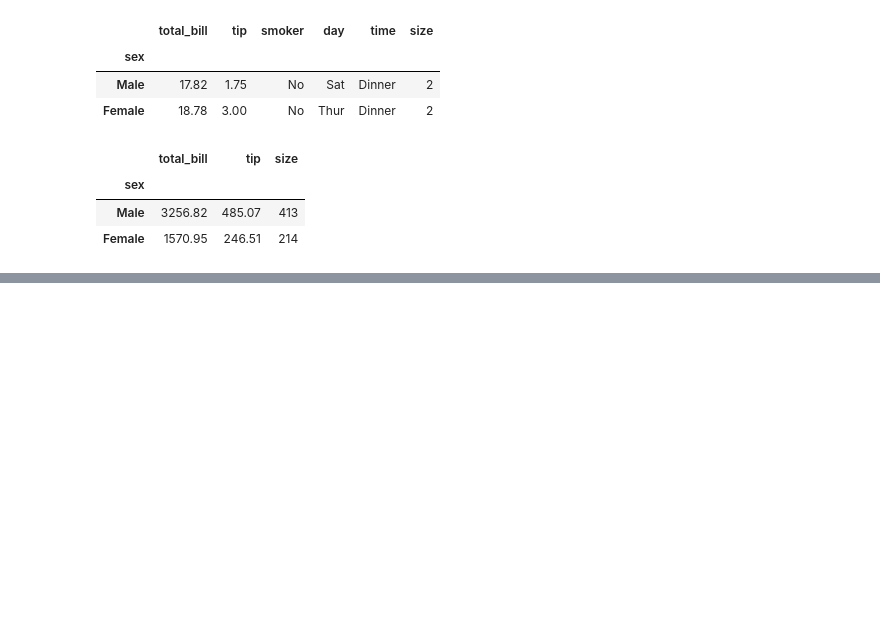
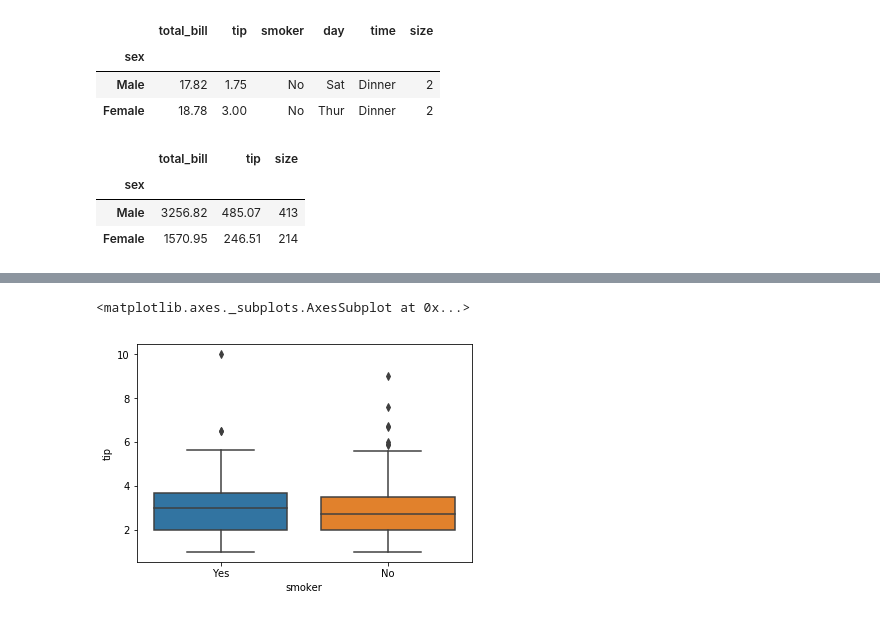
Before and after one commit to pauladaly/Fundamentals-Assessment, a Jupyter notebook: Fundamentals-Assessment.ipynb, the cells around one changed output, grey strips where cells are left out. Saved outputs shown, nothing was run; the diff lists cells and outputs as text; code cells hidden in the pictures; blank space fills up the shorter version.

```diff
--- a/Fundamentals-Assessment.ipynb
+++ b/Fundamentals-Assessment.ipynb
@@ -107,0 +164,6 @@ group.mean()
+# %%
+# Boxplot to compare tips if smoker or non-smoker
+sns.boxplot(x = "smoker", y = "tip", data = tips)
+# %% [output]
+<matplotlib.axes._subplots.AxesSubplot at 0x...>
+[figure, added]
```
Also changed, not shown: parts of 34 cells of this notebook, 1 other file.
